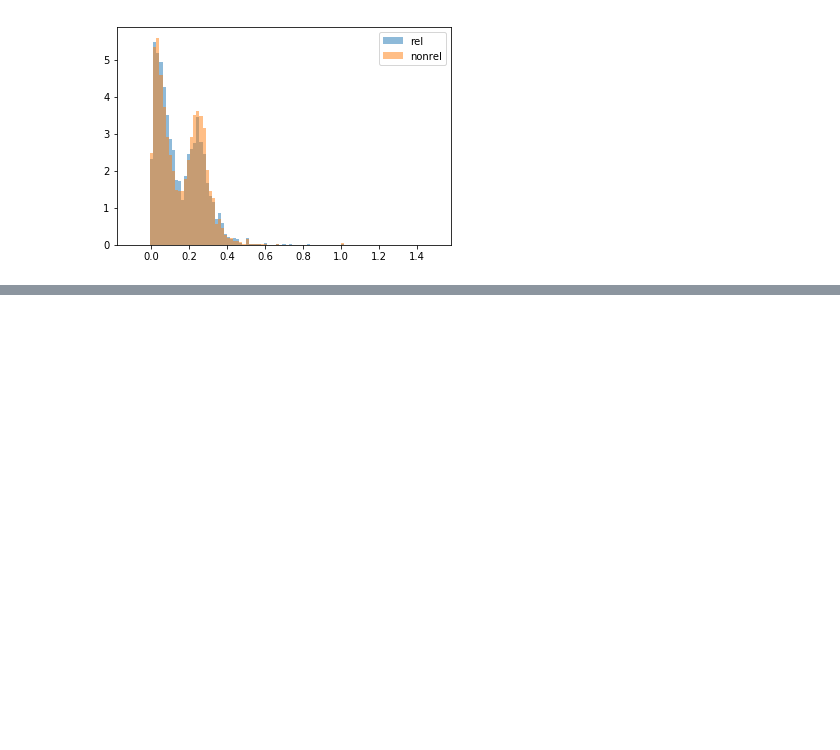
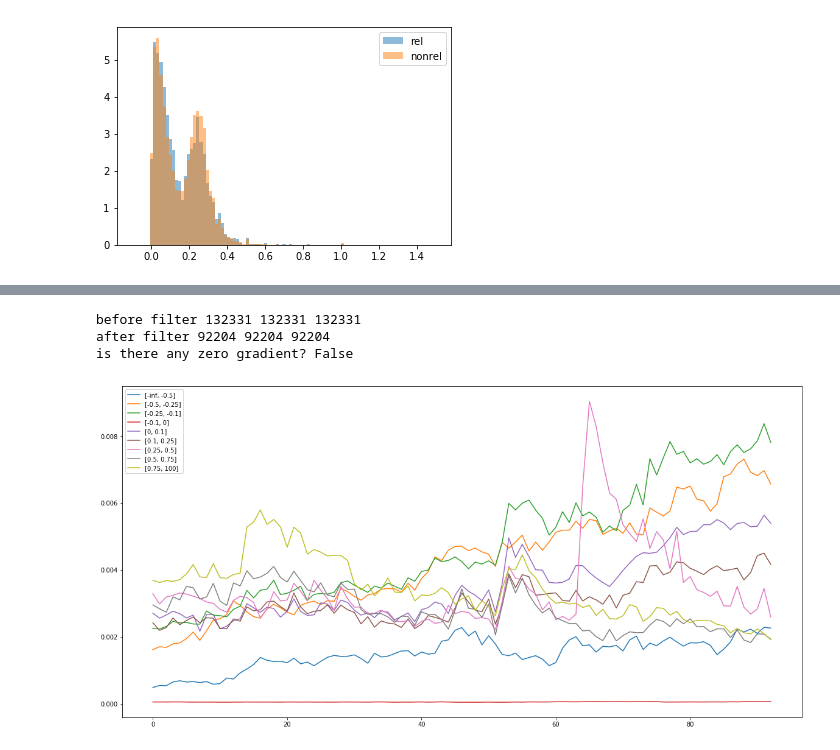
Before and after one commit to jzbjyb/rri_match, a Jupyter notebook: quick_test.ipynb, the cells around one changed output, grey strips where cells are left out. Cells and saved outputs as stored; diff of their text form; code cells hidden in the pictures; blank space fills up the shorter version.

```diff
--- a/quick_test.ipynb
+++ b/quick_test.ipynb
@@ -185,0 +353,8 @@ density_vis('density_test_relative_mean_07.data')
+# %%
+mmf_vis('match_matrix_focus_all_bins_mean_no_overfit', wrt='region', smooth_step=1000,
+        region_interval=[-0.5, -0.25, -0.1, 0, 0.1, 0.25, 0.5, 0.75, 100])
+# %% [output]
+before filter 132331 132331 132331
+after filter 92204 92204 92204
+is there any zero gradient? False
+[figure, added]
```
Also changed, not shown: parts of 13 cells of this notebook, 3 other files.
